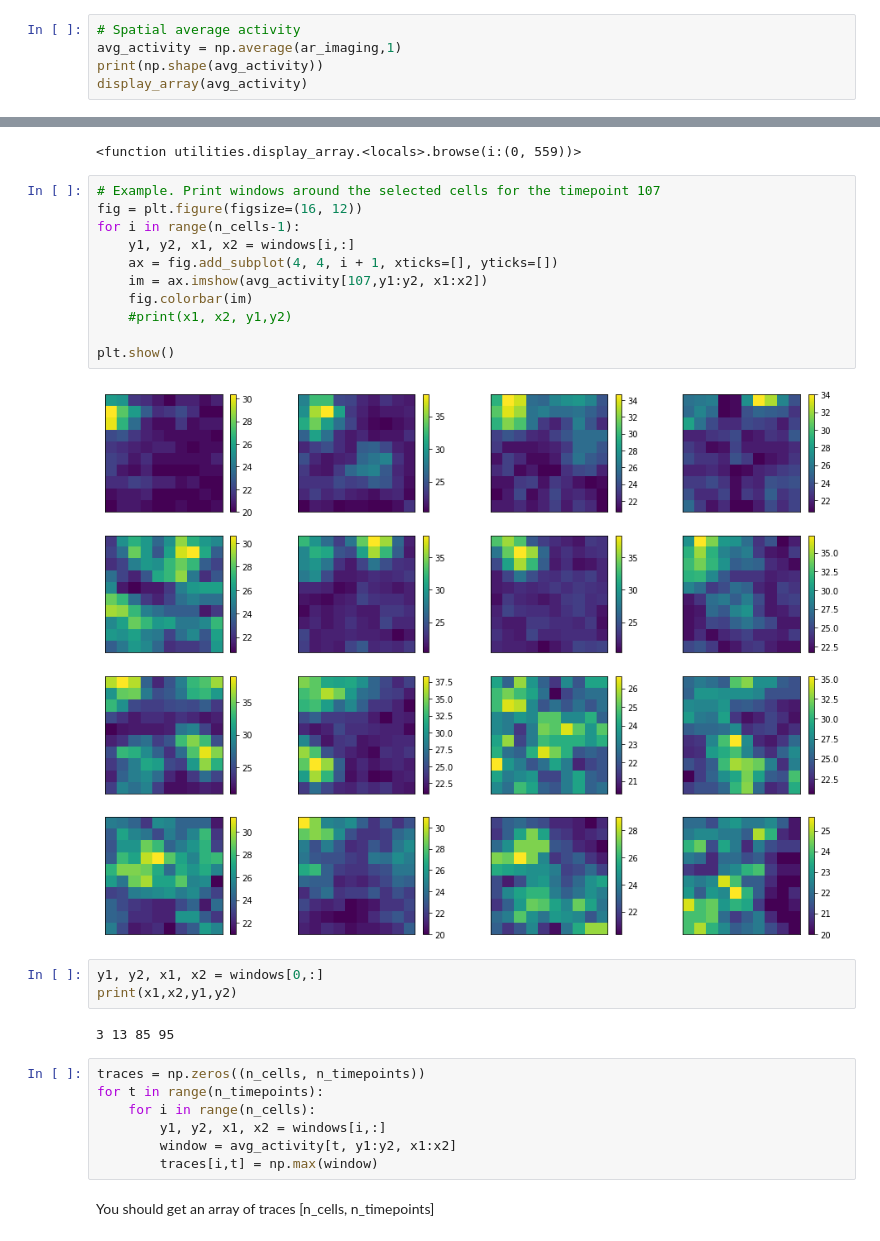
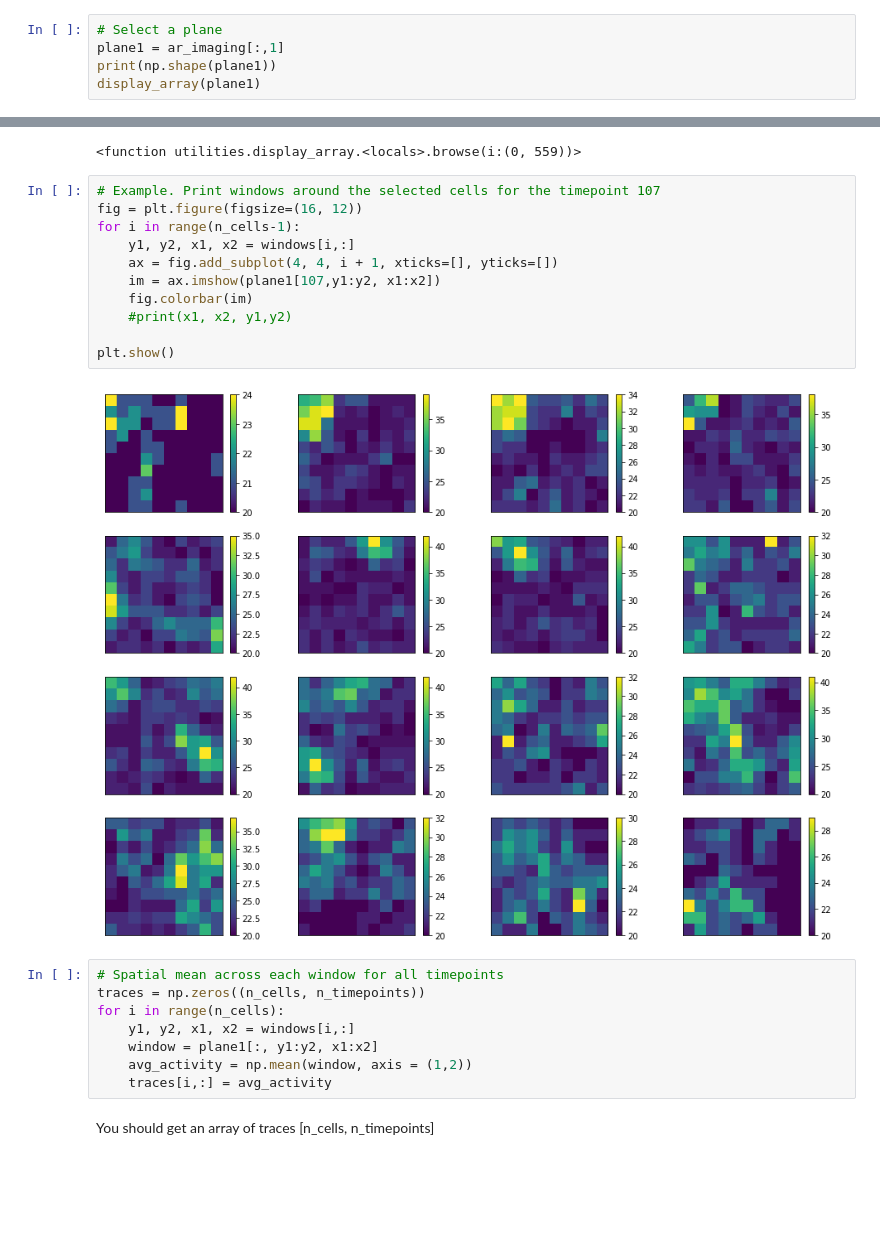
Before and after one commit to mackelab/msne-lsmlsda-2019, a Jupyter notebook: your-code/cristina/exercises/week11_imaging_analysis/Part 1 A anatomical segmentation for students.ipynb, the cells around one changed output, grey strips where cells are left out. Drawn from its saved outputs; the diff is of its cells as text; blank space fills up the shorter version.

```diff
--- a/your-code/cristina/exercises/week11_imaging_analysis/Part 1 A anatomical segmentation for students.ipynb
+++ b/your-code/cristina/exercises/week11_imaging_analysis/Part 1 A anatomical segmentation for students.ipynb
@@ -85,10 +85,10 @@ for i in range(n_cells):
     y = coordinates[i,1]
     windows[i,:]=np.array([x-window_size, x+window_size, y-window_size,y+window_size],dtype=int)
 # %%
-# Spatial average activity
-avg_activity = np.average(ar_imaging,1)
-print(np.shape(avg_activity))
-display_array(avg_activity)
+# Select a plane
+plane1 = ar_imaging[:,1]
+print(np.shape(plane1))
+display_array(plane1)
 # %% [output]
 (560, 100, 100)
 interactive(children=(IntSlider(value=279, description='i', max=559), Output()), _dom_classes=('widget-interac…
@@ -96,28 +96,24 @@ interactive(children=(IntSlider(value=279, description='i', max=559), Output()),
 # %%
 # Example. Print windows around the selected cells for the timepoint 107
 fig = plt.figure(figsize=(16, 12))
 for i in range(n_cells-1):
     y1, y2, x1, x2 = windows[i,:]
     ax = fig.add_subplot(4, 4, i + 1, xticks=[], yticks=[])
-    im = ax.imshow(avg_activity[107,y1:y2, x1:x2])
+    im = ax.imshow(plane1[107,y1:y2, x1:x2])
     fig.colorbar(im)
     #print(x1, x2, y1,y2)
 
 plt.show()
 # %% [output]
-[figure, old version]
+[figure, new version]
-# %%
-y1, y2, x1, x2 = windows[0,:]
-print(x1,x2,y1,y2)
-# %% [output]
-3 13 85 95
 # %%
+# Spatial mean across each window for all timepoints
 traces = np.zeros((n_cells, n_timepoints))
-for t in range(n_timepoints):
-    for i in range(n_cells):
-        y1, y2, x1, x2 = windows[i,:]
-        window = avg_activity[t, y1:y2, x1:x2]
-        traces[i,t] = np.max(window)
+for i in range(n_cells):
+    y1, y2, x1, x2 = windows[i,:]
+    window = plane1[:, y1:y2, x1:x2]
+    avg_activity = np.mean(window, axis = (1,2))
+    traces[i,:] = avg_activity
 # %% [markdown]
 You should get an array of traces [n_cells, n_timepoints]
 # %%
```
Also changed, not shown: parts of 1 cell of this notebook, 1 other file.
